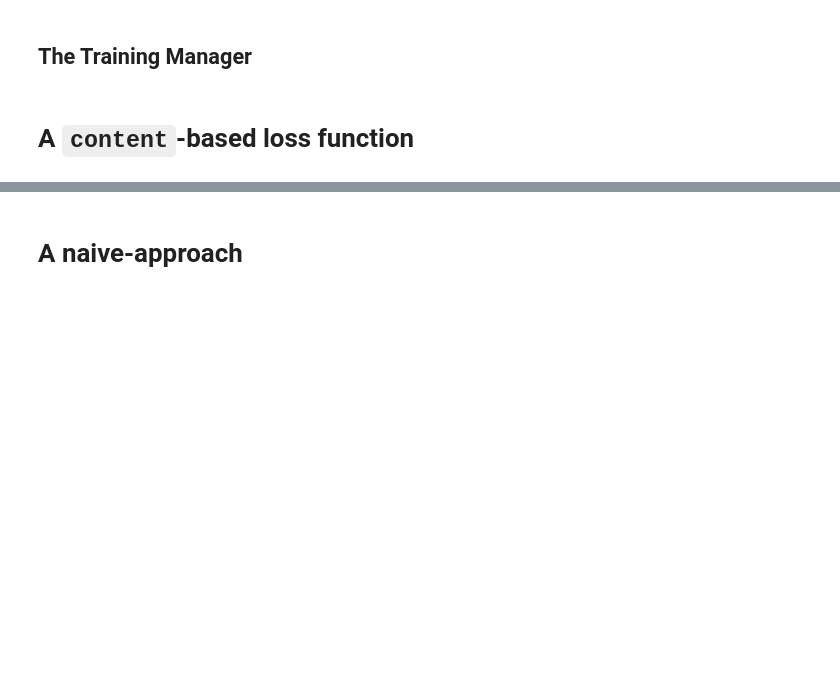
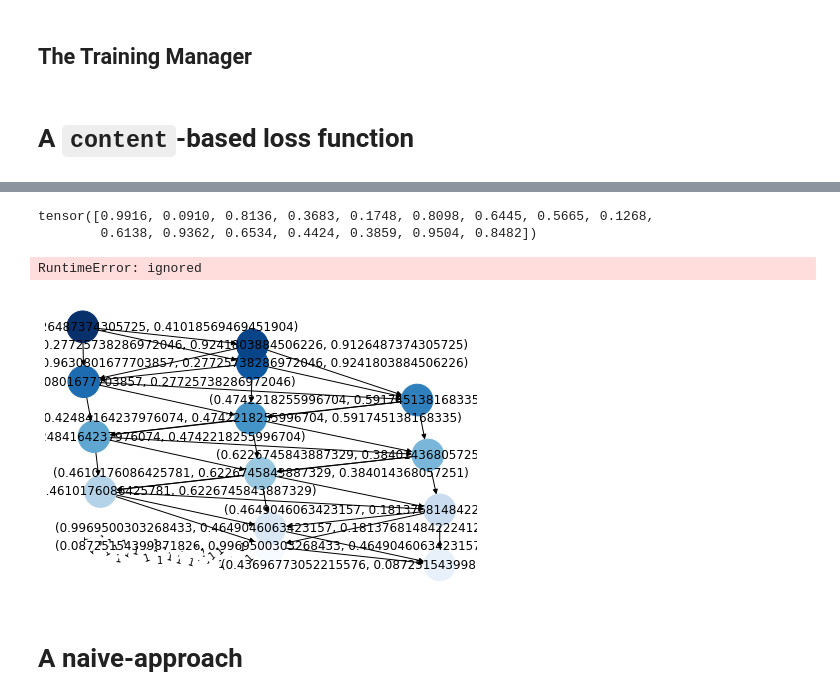
Before and after one commit to ddelikonstantis/RoughML, a Jupyter notebook: Nanorough_surface_Super_resolution.ipynb, the cells around one changed output, grey strips where cells are left out. Drawn from its saved outputs; the diff is of its cells as text; code cells hidden in the pictures; blank space fills up the shorter version.

```diff
--- a/Nanorough_surface_Super_resolution.ipynb
+++ b/Nanorough_surface_Super_resolution.ipynb
@@ -721,3 +765,20 @@ Resolving deltas: 100% (173/173), done.
+# %%
+d = [torch.rand(1).item() for i in range(16)]
+# %%
+torch.tensor(d)
+# %% [output]
+tensor([0.9916, 0.0910, 0.8136, 0.3683, 0.1748, 0.8098, 0.6445, 0.5665, 0.1268,
+        0.6138, 0.9362, 0.6534, 0.4424, 0.3859, 0.9504, 0.8482])
+# %%
+Quantizer(low=[0.0, 0.25, 0.5], high=[0.25, 0.5, 0.75])(torch.tensor(d))
+# %% [output]
+RuntimeError: ignored
+# %%
+g = DocumentNGramHGraph(1, Data=d)
+# %%
+g.GraphDraw()
+# %% [output]
+[figure, added]
 # %% [markdown]
 # A naive-approach
 # %% [markdown]
```
Also changed, not shown: parts of 15 cells of this notebook.
